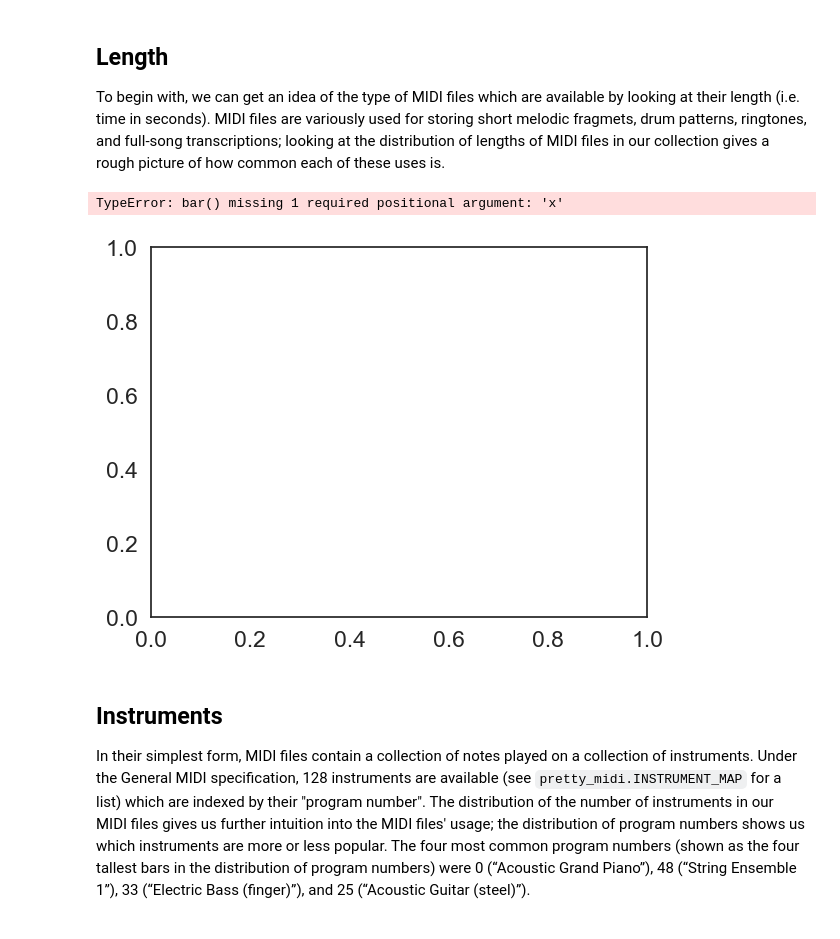
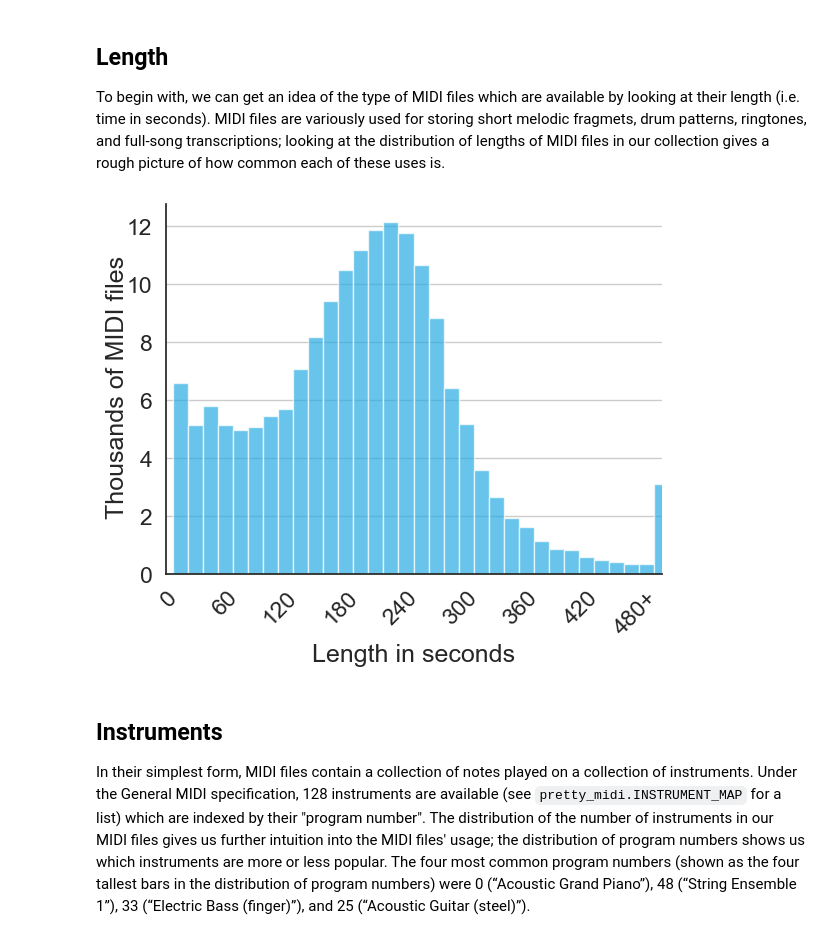
Before and after one commit to caenopy/lmd-statistics, a Jupyter notebook: Statistics.ipynb, the cells around one changed output. Drawn from its saved outputs; the diff is of its cells as text; code cells hidden in the pictures.

```diff
--- a/Statistics.ipynb
+++ b/Statistics.ipynb
@@ -26,15 +29,10 @@ from math import isclose
 
 The `compute_statistics` function takes in a MIDI file and simply collects the number, and values for, different events (for example, key change values and tempo settings) in the file.
 We will call this function for every entry in our 178,561 MIDI file collection and use these measurements to study the distributions of different event values and quantities of different event types.
-# %%
-midi_file = glob.glob(os.path.join('data', 'lmd_full', '*', '*.mid'))[6]
-
-pm = pretty_midi.PrettyMIDI(midi_file)
 # %%
 def beat_accuracy(pm, eps=0.001):
     # Use notes in first instrument to measure how well beats line up with note onsets
-
-    if len(pm.instruments[0]) == 0:
+    if (len(pm.instruments) == 0) or (len(pm.instruments[0].notes) == 0):
         return -1, -1
 
     note_onsets = []
@@ -109,6 +107,6 @@ def compute_statistics(midi_file):
 # We do things in parallel because there are tons so it would otherwise take too long!
 statistics = joblib.Parallel(n_jobs=10, verbose=0)(
     joblib.delayed(compute_statistics)(midi_file)
-    for midi_file in glob.glob(os.path.join('data', 'lmd_full', '*', '*.mid')))
+    for midi_file in glob.glob(os.path.join('data', 'lmd_full', '*', '*.mid'))[:10])
 # When an error occurred, None will be returned; filter those out.
 statistics = [s for s in statistics if s is not None]
@@ -116,0 +115,6 @@ KeyboardInterrupt:
+# %%
+import pickle
+
+# Load the statistics from the file
+with open('statistics.pkl', 'rb') as file:
+    statistics = pickle.load(file)
@@ -120,11 +227,10 @@ To begin with, we can get an idea of the type of MIDI files which are available
 # %%
 plotting.plot_hist([s['end_time'] for s in statistics], range(0, 500, 15),
                    'Length in seconds', 'Thousands of MIDI files')
 plt.xticks(np.arange(0, len(range(0, 500, 15)), 4) + .5,
-           range(0, 430, 60) + ['480+'], rotation=45, ha='right');
+           list(range(0, 430, 60)) + ['480+'], rotation=45, ha='right');
 # %% [output]
-TypeError: bar() missing 1 required positional argument: 'x'
-[figure, old version]
+[figure, new version]
 # %% [markdown]
 ## Instruments
 In their simplest form, MIDI files contain a collection of notes played on a collection of instruments.  Under the General MIDI specification, 128 instruments are available (see `pretty_midi.INSTRUMENT_MAP` for a list) which are indexed by their "program number".  The distribution of the number of instruments in our MIDI files gives us further intuition into the MIDI files' usage; the distribution of program numbers shows us which instruments are more or less popular.  The four most common program numbers (shown as the four tallest bars in the distribution of program numbers) were 0 (“Acoustic Grand Piano”), 48 (“String Ensemble 1”), 33 (“Electric Bass (finger)”), and 25 (“Acoustic Guitar (steel)”).
```
Also changed, not shown: parts of 31 cells of this notebook, 2 other files.
